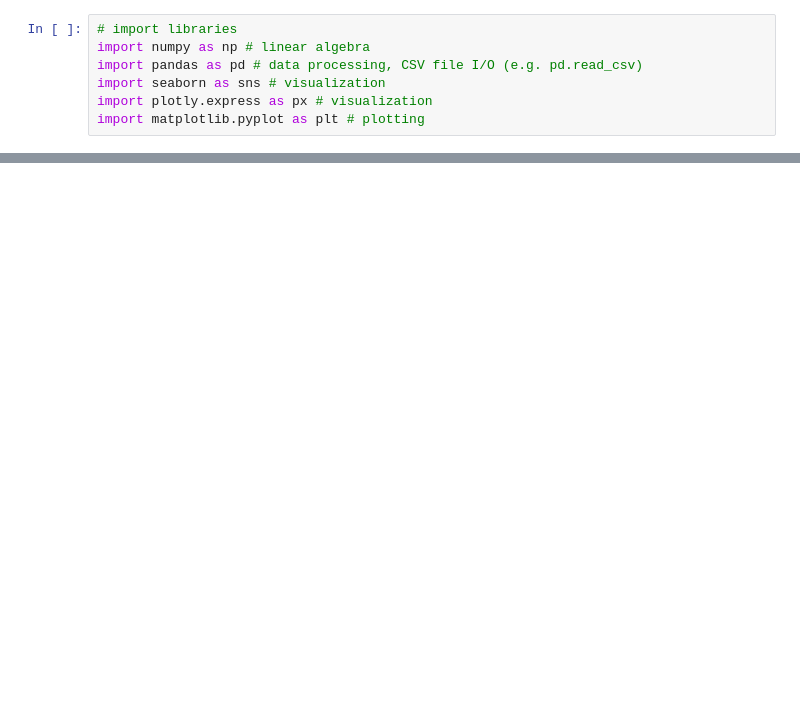
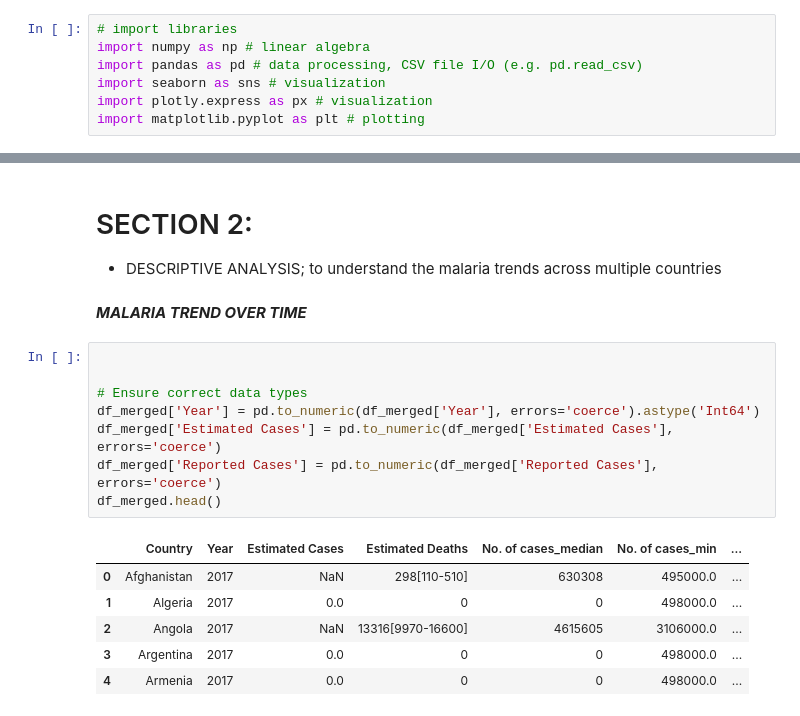
Before and after one commit to UmmH3/malaria-health, a Jupyter notebook: jupyter_notebooks/EDA.ipynb, the cells around one changed output, grey strips where cells are left out. Drawn from its saved outputs; the diff is of its cells as text; blank space fills up the shorter version.

Commit message:
descriptive analysis started

```diff
--- a/jupyter_notebooks/EDA.ipynb
+++ b/jupyter_notebooks/EDA.ipynb
@@ -15,3 +18,23 @@ df_merged.head()
 | 2 | Angola | 2017 | 4615605[3106000-6661000] | 13316[9970-16600] | 4615605 | 3106000.0 | ... |
 | 3 | Argentina | 2017 | 0 | 0 | 0 | 498000.0 | ... |
 | 4 | Armenia | 2017 | 0 | 0 | 0 | 498000.0 | ... |
+# %% [markdown]
+# SECTION 2:
+* DESCRIPTIVE ANALYSIS; to understand the malaria trends across multiple countries
+# %% [markdown]
+***MALARIA TREND OVER TIME***
+# %%
+
+
+# Ensure correct data types
+df_merged['Year'] = pd.to_numeric(df_merged['Year'], errors='coerce').astype('Int64')
+df_merged['Estimated Cases'] = pd.to_numeric(df_merged['Estimated Cases'], errors='coerce')
+df_merged['Reported Cases'] = pd.to_numeric(df_merged['Reported Cases'], errors='coerce')
+df_merged.head()
+# %% [output]
+|  | Country | Year | Estimated Cases | Estimated Deaths | No. of cases_median | No. of cases_min | ... |
+| 0 | Afghanistan | 2017 | NaN | 298[110-510] | 630308 | 495000.0 | ... |
+| 1 | Algeria | 2017 | 0.0 | 0 | 0 | 498000.0 | ... |
+| 2 | Angola | 2017 | NaN | 13316[9970-16600] | 4615605 | 3106000.0 | ... |
+| 3 | Argentina | 2017 | 0.0 | 0 | 0 | 498000.0 | ... |
+| 4 | Armenia | 2017 | 0.0 | 0 | 0 | 498000.0 | ... |
```
Also changed, not shown: parts of 2 cells of this notebook.
